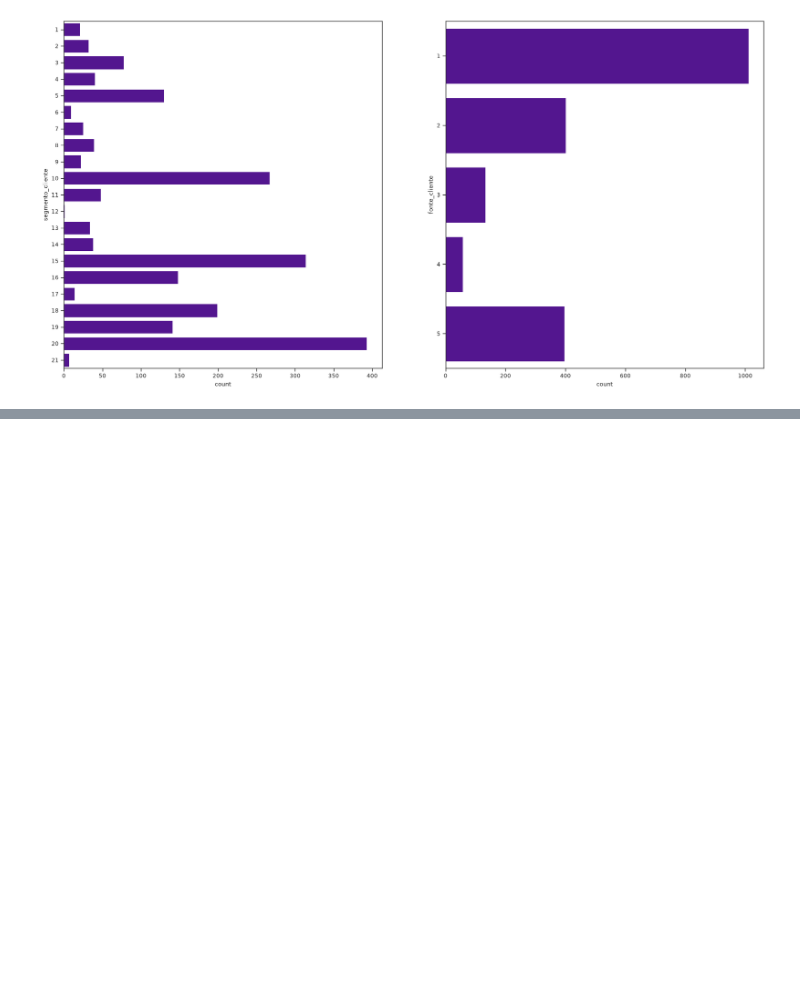
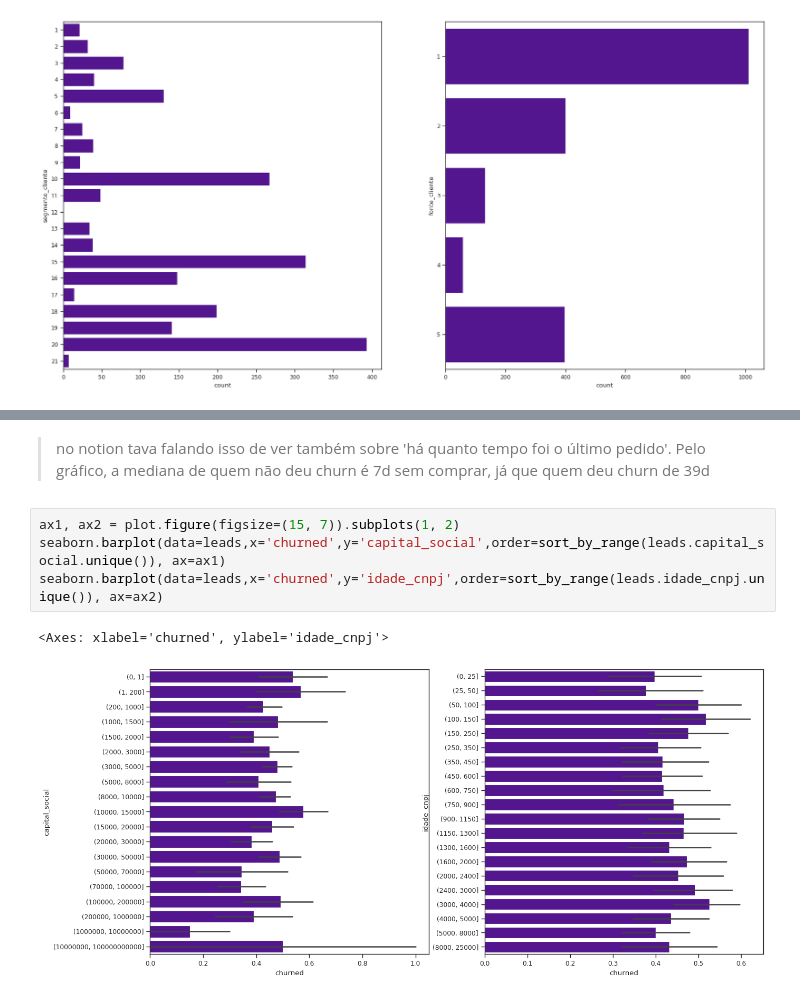
Before and after one commit to lgns-cin/CIN0144, a Jupyter notebook: EDA/com_pedidos.ipynb, the cells around one changed output, grey strips where cells are left out. Saved outputs shown, nothing was run; the diff lists cells and outputs as text; blank space fills up the shorter version.

```diff
--- a/EDA/com_pedidos.ipynb
+++ b/EDA/com_pedidos.ipynb
@@ -334,0 +384,9 @@ seaborn.countplot(data=leads.ifood_faixa_preco.dropna().sort_values().map(lambda
+# %% [markdown]
+> no notion tava falando isso de ver também sobre 'há quanto tempo foi o último pedido'. Pelo gráfico, a mediana de quem não deu churn é 7d sem comprar, já que quem deu churn de 39d
+# %%
+ax1, ax2 = plot.figure(figsize=(15, 7)).subplots(1, 2)
+seaborn.barplot(data=leads,x='churned',y='capital_social',order=sort_by_range(leads.capital_social.unique()), ax=ax1)
+seaborn.barplot(data=leads,x='churned',y='idade_cnpj',order=sort_by_range(leads.idade_cnpj.unique()), ax=ax2)
+# %% [output]
+<Axes: xlabel='churned', ylabel='idade_cnpj'>
+[figure, added]
```
Also changed, not shown: parts of 21 cells of this notebook.
